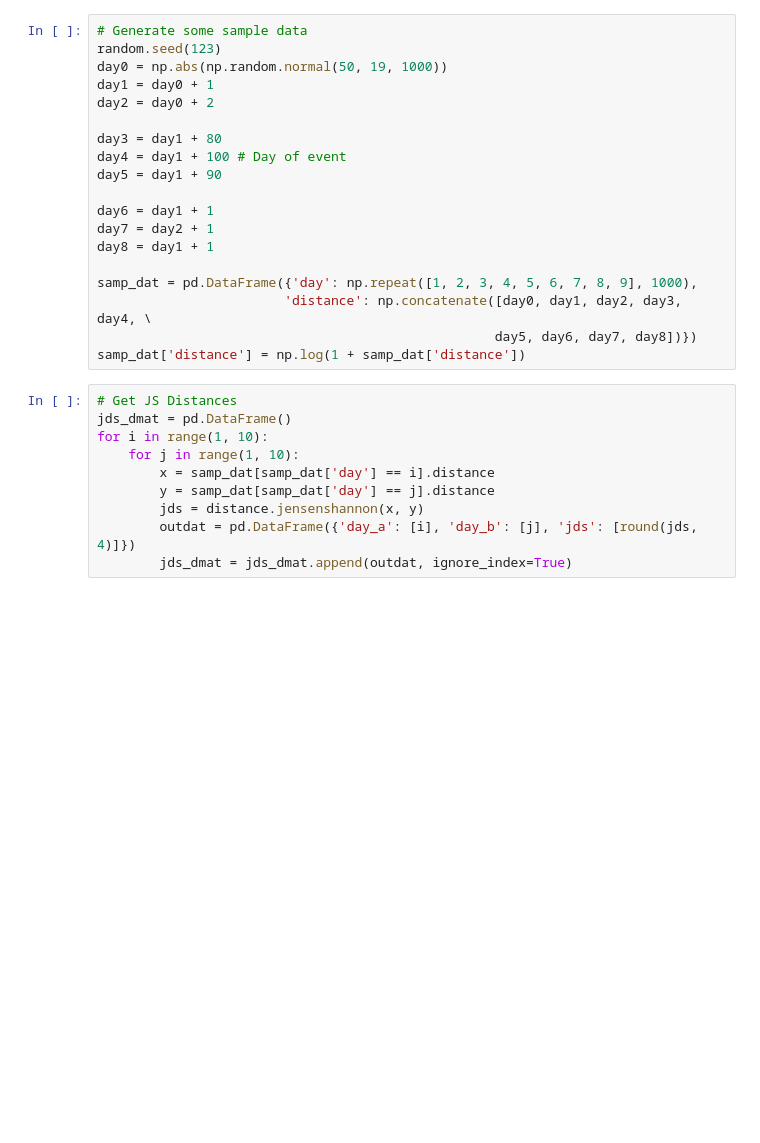
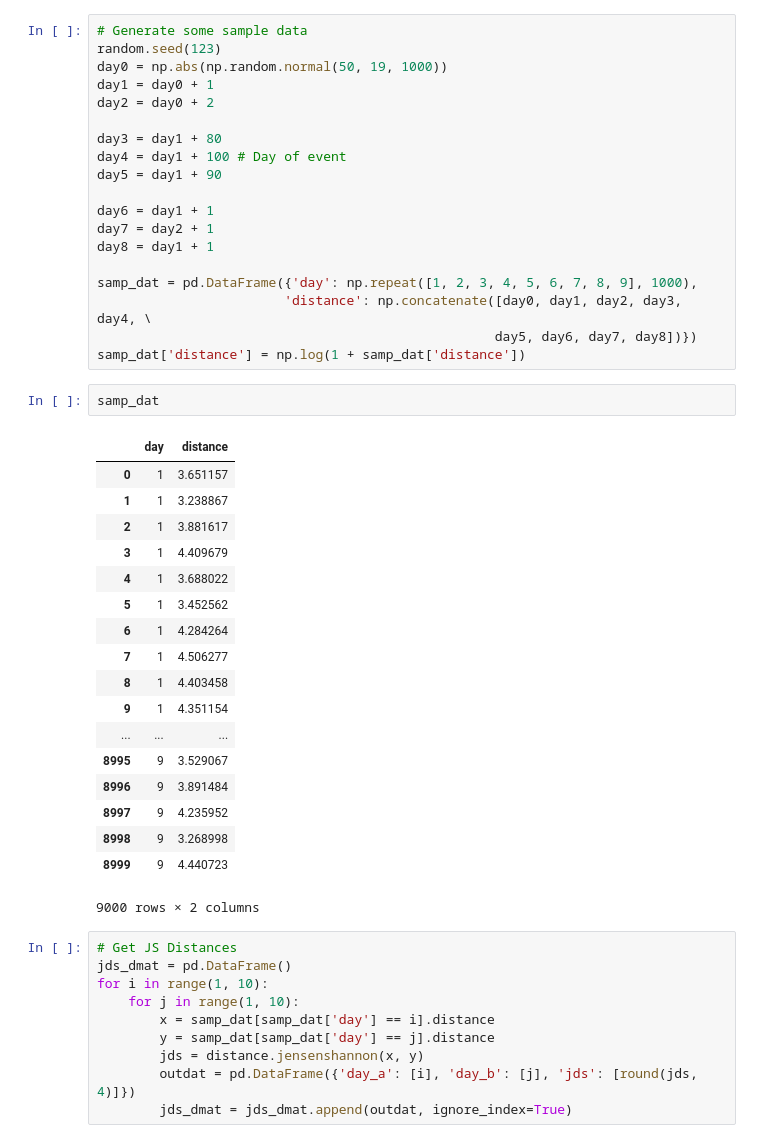
Before and after one commit to johnwoodill/Patagonia-EDA, a Jupyter notebook: notebooks/Jenson-Shannon-Example.ipynb, the cells around one changed output. Drawn from its saved outputs; the diff is of its cells as text; blank space fills up the shorter version.

```diff
--- a/notebooks/Jenson-Shannon-Example.ipynb
+++ b/notebooks/Jenson-Shannon-Example.ipynb
@@ -27,6 +27,27 @@ samp_dat = pd.DataFrame({'day': np.repeat([1, 2, 3, 4, 5, 6, 7, 8, 9], 1000),
                         'distance': np.concatenate([day0, day1, day2, day3, day4, \
                                                    day5, day6, day7, day8])})
 samp_dat['distance'] = np.log(1 + samp_dat['distance'])
+# %%
+samp_dat
+# %% [output]
+|  | day | distance |
+| 0 | 1 | 3.651157 |
+| 1 | 1 | 3.238867 |
+| 2 | 1 | 3.881617 |
+| 3 | 1 | 4.409679 |
+| 4 | 1 | 3.688022 |
+| 5 | 1 | 3.452562 |
+| 6 | 1 | 4.284264 |
+| 7 | 1 | 4.506277 |
+| 8 | 1 | 4.403458 |
+| 9 | 1 | 4.351154 |
+| ... | ... | ... |
+| 8995 | 9 | 3.529067 |
+| 8996 | 9 | 3.891484 |
+| 8997 | 9 | 4.235952 |
+| 8998 | 9 | 3.268998 |
+| 8999 | 9 | 4.440723 |
+9000 rows × 2 columns
 # %%
 # Get JS Distances
 jds_dmat = pd.DataFrame()
```
Also changed, not shown: parts of 4 cells of this notebook, 4 other files.
